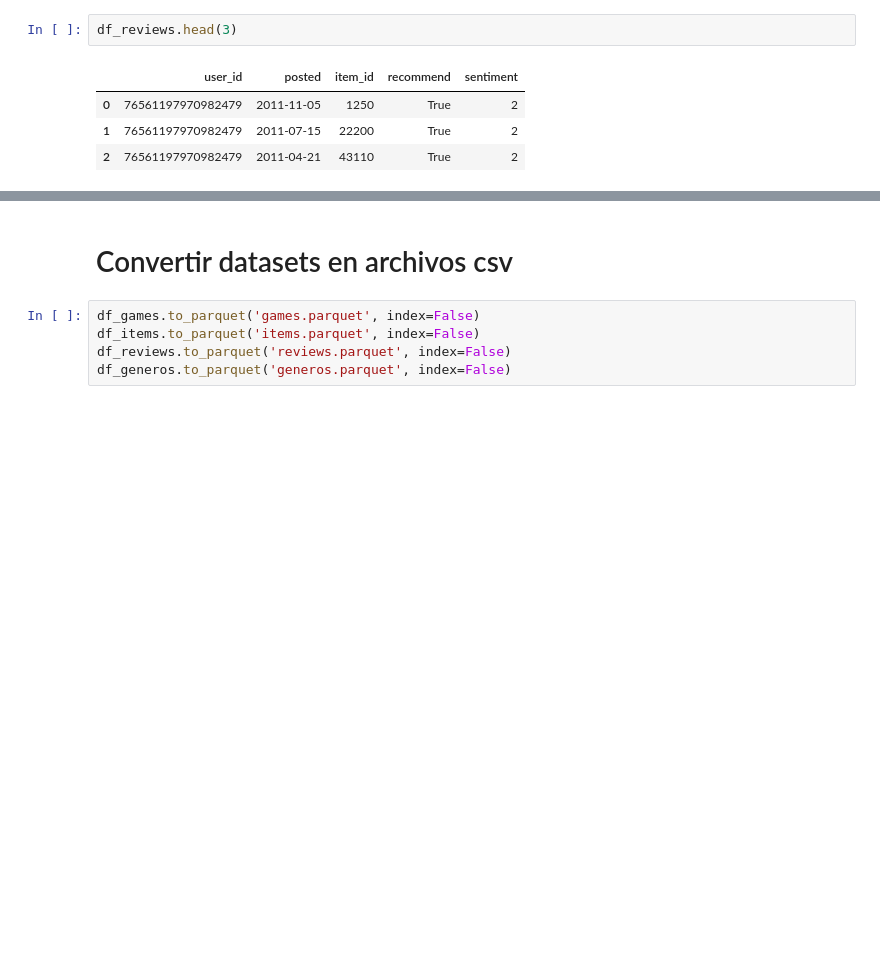
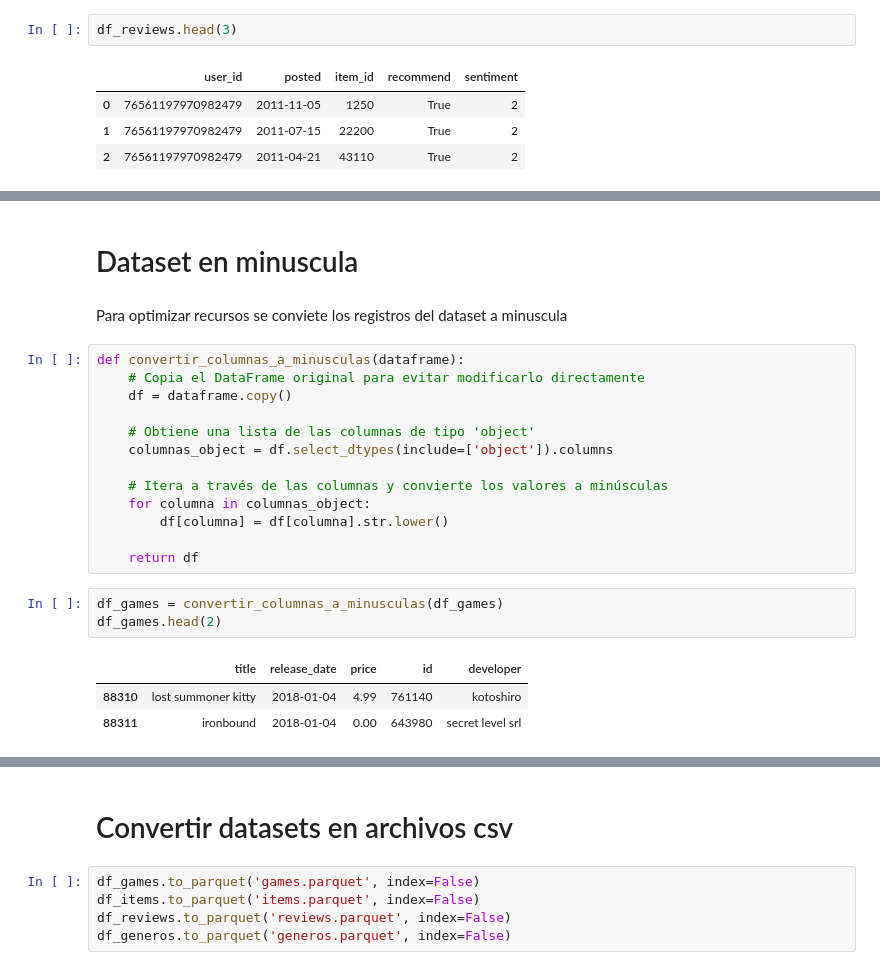
Before and after one commit to vay0/PI01-Individual-MLOPS, a Jupyter notebook: Respuesta lab1.ipynb, the cells around one changed output, grey strips where cells are left out. Drawn from its saved outputs; the diff is of its cells as text; blank space fills up the shorter version.

```diff
--- a/Respuesta lab1.ipynb
+++ b/Respuesta lab1.ipynb
@@ -491,0 +501,24 @@ df_reviews.head(3)
+# %% [markdown]
+# Dataset en minuscula
+# %% [markdown]
+Para optimizar recursos se conviete los registros del dataset a minuscula
+# %%
+def convertir_columnas_a_minusculas(dataframe):
+    # Copia el DataFrame original para evitar modificarlo directamente
+    df = dataframe.copy()
+
+    # Obtiene una lista de las columnas de tipo 'object'
+    columnas_object = df.select_dtypes(include=['object']).columns
+
+    # Itera a través de las columnas y convierte los valores a minúsculas
+    for columna in columnas_object:
+        df[columna] = df[columna].str.lower()
+
+    return df
+# %%
+df_games = convertir_columnas_a_minusculas(df_games)
+df_games.head(2)
+# %% [output]
+|  | title | release_date | price | id | developer |
+| 88310 | lost summoner kitty | 2018-01-04 | 4.99 | 761140 | kotoshiro |
+| 88311 | ironbound | 2018-01-04 | 0.00 | 643980 | secret level srl |
```
Also changed, not shown: parts of 28 cells of this notebook, 4 other files.
